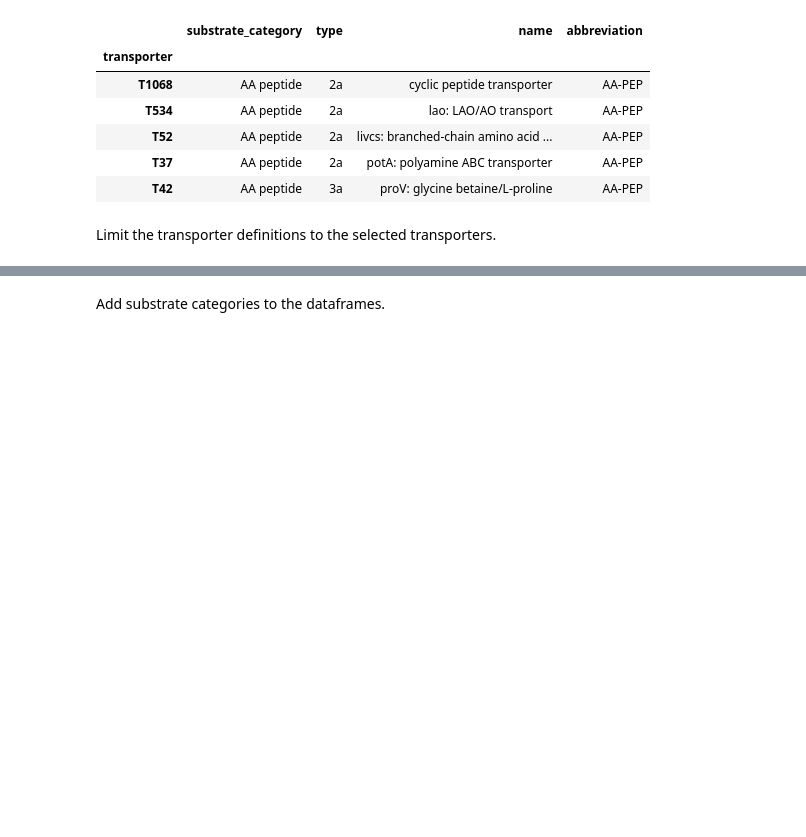
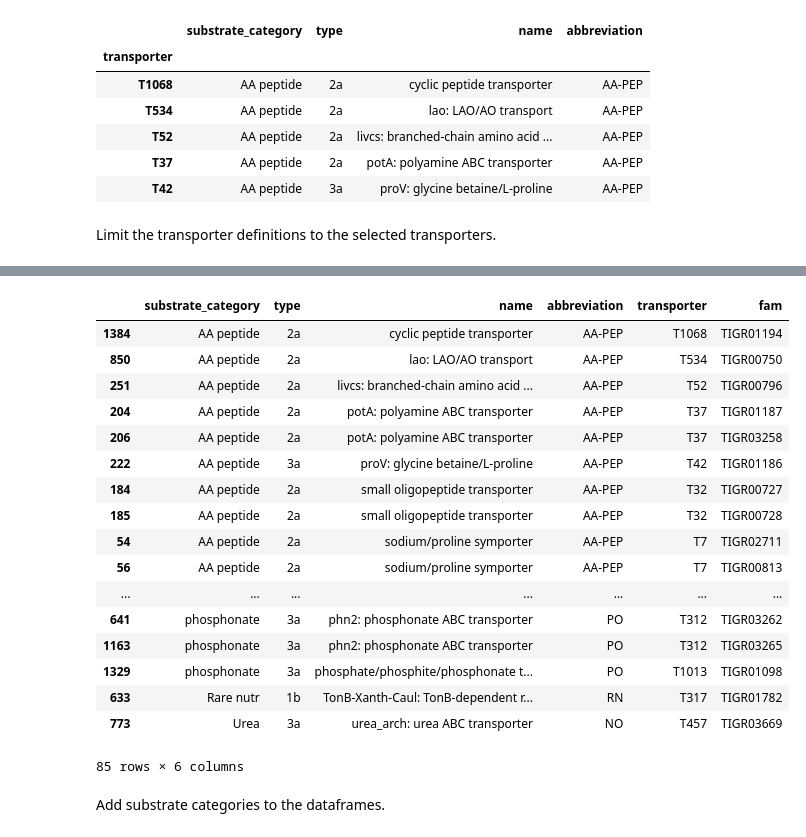
Before and after one commit to johnne/transporters, a Jupyter notebook: article/process_data.ipynb, the cells around one changed output, grey strips where cells are left out. Drawn from its saved outputs; the diff is of its cells as text; code cells hidden in the pictures; blank space fills up the shorter version.

```diff
--- a/article/process_data.ipynb
+++ b/article/process_data.ipynb
@@ -387,3 +386,24 @@ print("{} transporters remaining, comprising {} TIGRFAMS".format(len(transdef_se
+# %%
+pd.merge(transinfo,transdef_select, left_index=True, right_on="transporter")
+# %% [output]
+|  | substrate_category | type | name | abbreviation | transporter | fam |
+| 1384 | AA peptide | 2a | cyclic peptide transporter | AA-PEP | T1068 | TIGR01194 |
+| 850 | AA peptide | 2a | lao: LAO/AO transport | AA-PEP | T534 | TIGR00750 |
+| 251 | AA peptide | 2a | livcs: branched-chain amino acid ... | AA-PEP | T52 | TIGR00796 |
+| 204 | AA peptide | 2a | potA: polyamine ABC transporter | AA-PEP | T37 | TIGR01187 |
+| 206 | AA peptide | 2a | potA: polyamine ABC transporter | AA-PEP | T37 | TIGR03258 |
+| 222 | AA peptide | 3a | proV: glycine betaine/L-proline | AA-PEP | T42 | TIGR01186 |
+| 184 | AA peptide | 2a | small oligopeptide transporter | AA-PEP | T32 | TIGR00727 |
+| 185 | AA peptide | 2a | small oligopeptide transporter | AA-PEP | T32 | TIGR00728 |
+| 54 | AA peptide | 2a | sodium/proline symporter | AA-PEP | T7 | TIGR02711 |
+| 56 | AA peptide | 2a | sodium/proline symporter | AA-PEP | T7 | TIGR00813 |
+| ... | ... | ... | ... | ... | ... | ... |
+| 641 | phosphonate | 3a | phn2: phosphonate ABC transporter | PO | T312 | TIGR03262 |
+| 1163 | phosphonate | 3a | phn2: phosphonate ABC transporter | PO | T312 | TIGR03265 |
+| 1329 | phosphonate | 3a | phosphate/phosphite/phosphonate t... | PO | T1013 | TIGR01098 |
+| 633 | Rare nutr | 1b | TonB-Xanth-Caul: TonB-dependent r... | RN | T317 | TIGR01782 |
+| 773 | Urea | 3a | urea_arch: urea ABC transporter | NO | T457 | TIGR03669 |
+85 rows × 6 columns
 # %% [markdown]
 Add substrate categories to the dataframes.
 # %%
```
Also changed, not shown: parts of 12 cells of this notebook, 17 other files.
